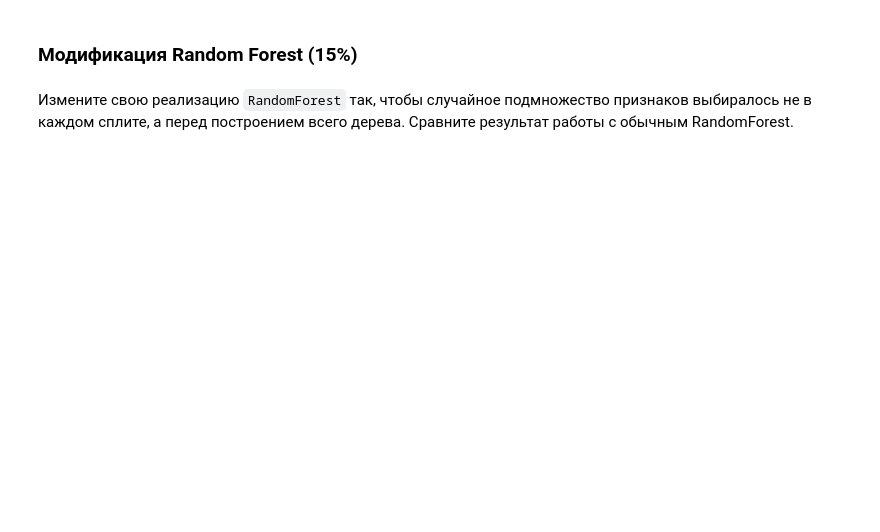
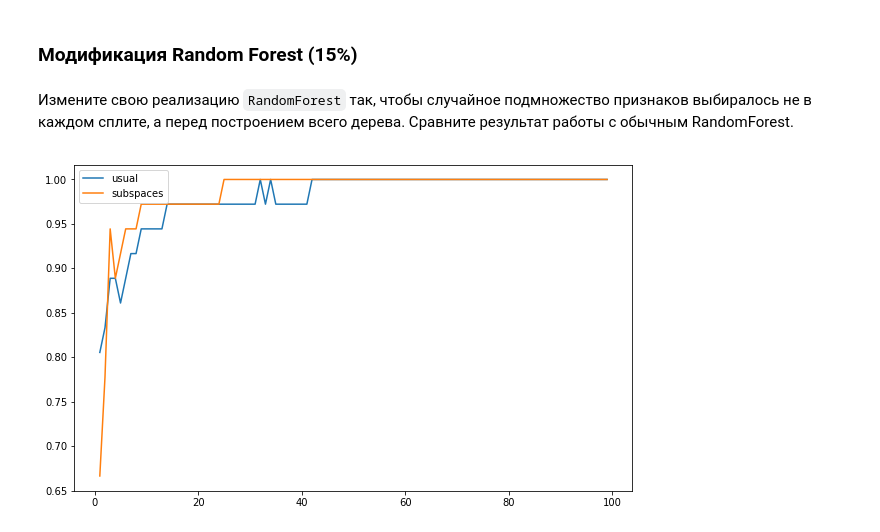
Before and after one commit to AVKrepo/MachineLearningMIPT, a Jupyter notebook: hw3/ML2018_Kosov_task3.ipynb, the cells around one changed output. Cells and saved outputs as stored; diff of their text form; code cells hidden in the pictures; blank space fills up the shorter version.

```diff
--- a/hw3/ML2018_Kosov_task3.ipynb
+++ b/hw3/ML2018_Kosov_task3.ipynb
@@ -144,0 +256,18 @@ class RandomForest(sklearn.base.BaseEstimator, sklearn.base.ClassifierMixin):
+# %%
+scores = []
+scores1 = []
+interval = range(1, 100)
+for num_trees in interval:
+    forest = RandomForest(num_trees=num_trees, random_state=1)
+    forest.fit(X_train, y_train)
+    scores.append(forest.score(X_test, y_test))
+    forest1 = RandomForestSubspaces(num_trees=num_trees, max_features="sqrt", random_state=1)
+    forest1.fit(X_train, y_train)
+    scores1.append(forest1.score(X_test, y_test))
+plt.figure(figsize=(10, 6))
+plt.plot(interval, scores, label="usual")
+plt.plot(interval, scores1, label="subspaces")
+plt.legend()
+plt.show()
+# %% [output]
+[figure, added]
```
Also changed, not shown: parts of 19 cells of this notebook.
